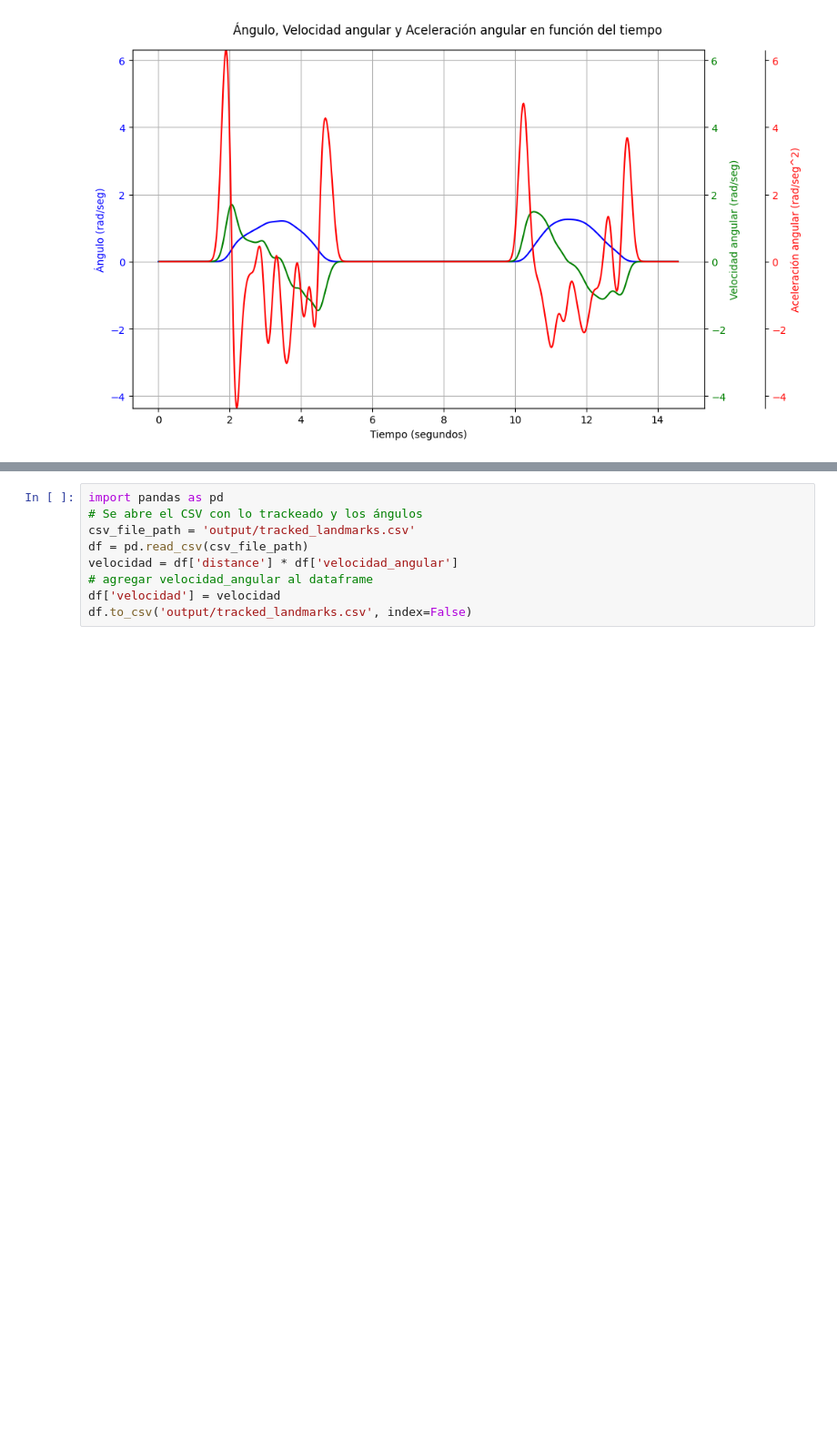
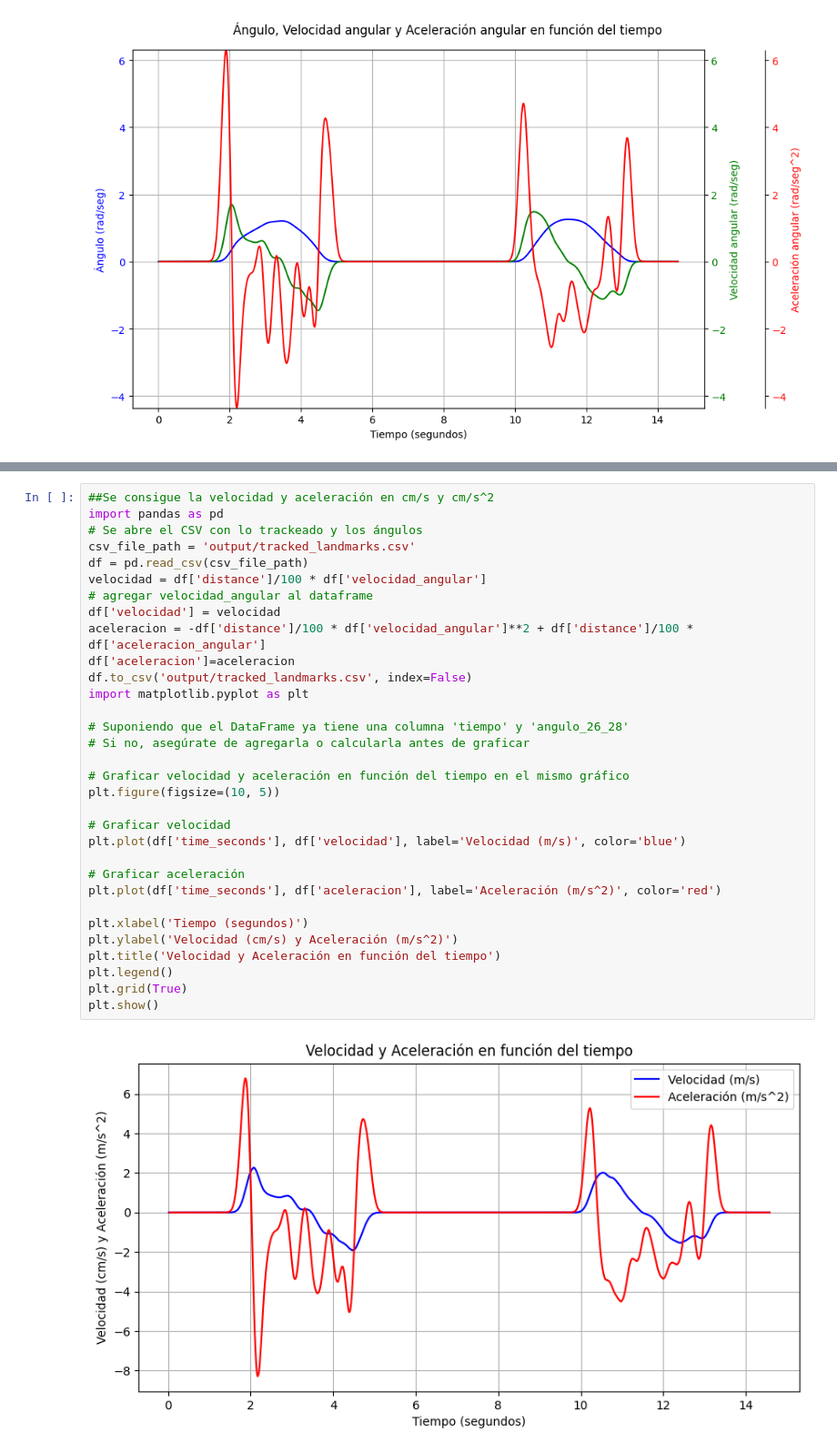
Before and after one commit to valenpistonesi/Cuadriceps-Fisica-2C-24, a Jupyter notebook: Proyecto/Proyecto.ipynb, the cells around one changed output, grey strips where cells are left out. Shown: that part at 91% size. Drawn from its saved outputs; the diff is of its cells as text; blank space fills up the shorter version.

```diff
--- a/Proyecto/Proyecto.ipynb
+++ b/Proyecto/Proyecto.ipynb
@@ -401,12 +358,37 @@ plt.show()
-# %%
-import pandas as pd
-# Se abre el CSV con lo trackeado y los ángulos
-csv_file_path = 'output/tracked_landmarks.csv'
-df = pd.read_csv(csv_file_path)
-velocidad = df['distance'] * df['velocidad_angular']
-# agregar velocidad_angular al dataframe
-df['velocidad'] = velocidad
-df.to_csv('output/tracked_landmarks.csv', index=False)
+# %%
+##Se consigue la velocidad y aceleración en cm/s y cm/s^2
+import pandas as pd
+# Se abre el CSV con lo trackeado y los ángulos
+csv_file_path = 'output/tracked_landmarks.csv'
+df = pd.read_csv(csv_file_path)
+velocidad = df['distance']/100 * df['velocidad_angular']
+# agregar velocidad_angular al dataframe
+df['velocidad'] = velocidad
+aceleracion = -df['distance']/100 * df['velocidad_angular']**2 + df['distance']/100 * df['aceleracion_angular']
+df['aceleracion']=aceleracion
+df.to_csv('output/tracked_landmarks.csv', index=False)
+import matplotlib.pyplot as plt
+
+# Suponiendo que el DataFrame ya tiene una columna 'tiempo' y 'angulo_26_28'
+# Si no, asegúrate de agregarla o calcularla antes de graficar
+
+# Graficar velocidad y aceleración en función del tiempo en el mismo gráfico
+plt.figure(figsize=(10, 5))
+
+# Graficar velocidad
+plt.plot(df['time_seconds'], df['velocidad'], label='Velocidad (m/s)', color='blue')
+
+# Graficar aceleración
+plt.plot(df['time_seconds'], df['aceleracion'], label='Aceleración (m/s^2)', color='red')
+
+plt.xlabel('Tiempo (segundos)')
+plt.ylabel('Velocidad (cm/s) y Aceleración (m/s^2)')
+plt.title('Velocidad y Aceleración en función del tiempo')
+plt.legend()
+plt.grid(True)
+plt.show()
+# %% [output]
+[figure, added]
 # %%
 import cv2
 import math
```
Also changed, not shown: parts of 3 cells of this notebook, 1 other file.
